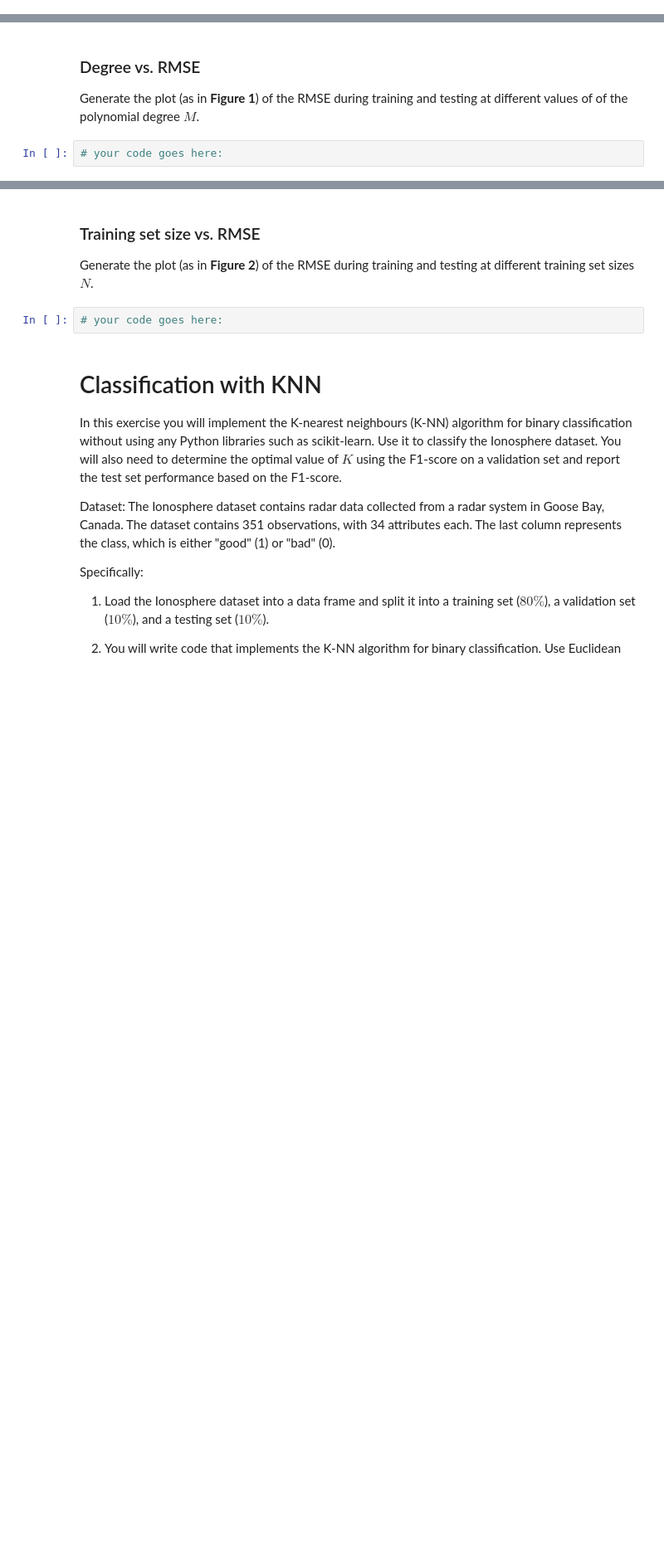
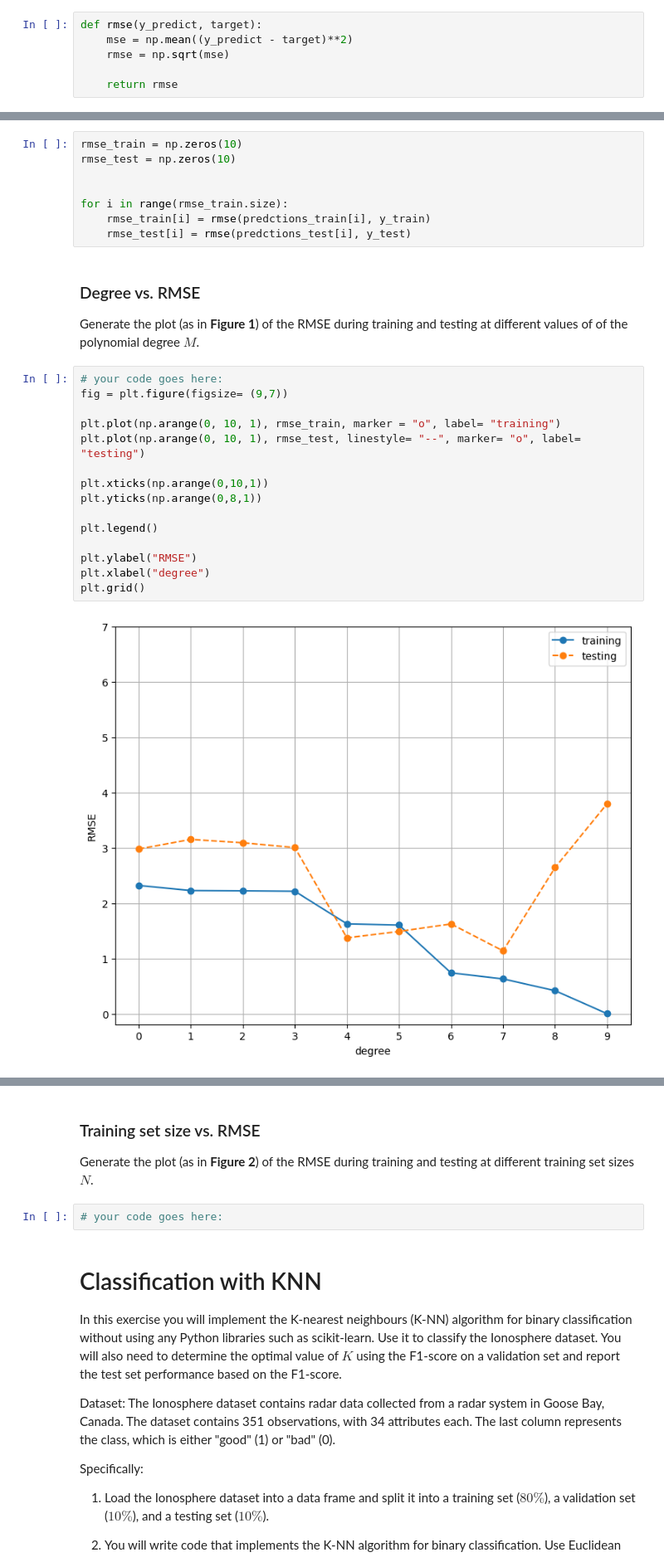
Before and after one commit to davi-dressler/fgv_tacd, a Jupyter notebook: fgv-class-2026-tarefa-2/A2_template.ipynb, the cells around one changed output, grey strips where cells are left out. Shown at 83% size. Saved outputs shown, nothing was run; the diff lists cells and outputs as text; blank space fills up the shorter version.

```diff
--- a/fgv-class-2026-tarefa-2/A2_template.ipynb
+++ b/fgv-class-2026-tarefa-2/A2_template.ipynb
@@ -62,0 +93,6 @@ Feel free to use `train_test_split(x, y, test_size = ?, random_state = random_st
+# %%
+def rmse(y_predict, target):
+    mse = np.mean((y_predict - target)**2)
+    rmse = np.sqrt(mse)
+
+    return rmse
@@ -63,5 +129,28 @@ Feel free to use `train_test_split(x, y, test_size = ?, random_state = random_st
+# %%
+rmse_train = np.zeros(10)
+rmse_test = np.zeros(10)
+
+
+for i in range(rmse_train.size):
+    rmse_train[i] = rmse(predctions_train[i], y_train)
+    rmse_test[i] = rmse(predctions_test[i], y_test)
 # %% [markdown]
 ### Degree vs. RMSE
 Generate the plot (as in __Figure 1__) of the RMSE during training and testing at different values of of the polynomial degree $M$.
 # %%
 # your code goes here:
+fig = plt.figure(figsize= (9,7))
+
+plt.plot(np.arange(0, 10, 1), rmse_train, marker = "o", label= "training")
+plt.plot(np.arange(0, 10, 1), rmse_test, linestyle= "--", marker= "o", label= "testing")
+
+plt.xticks(np.arange(0,10,1))
+plt.yticks(np.arange(0,8,1))
+
+plt.legend()
+
+plt.ylabel("RMSE")
+plt.xlabel("degree")
+plt.grid()
+# %% [output]
+[figure, added]
```
Also changed, not shown: parts of 10 cells of this notebook.
